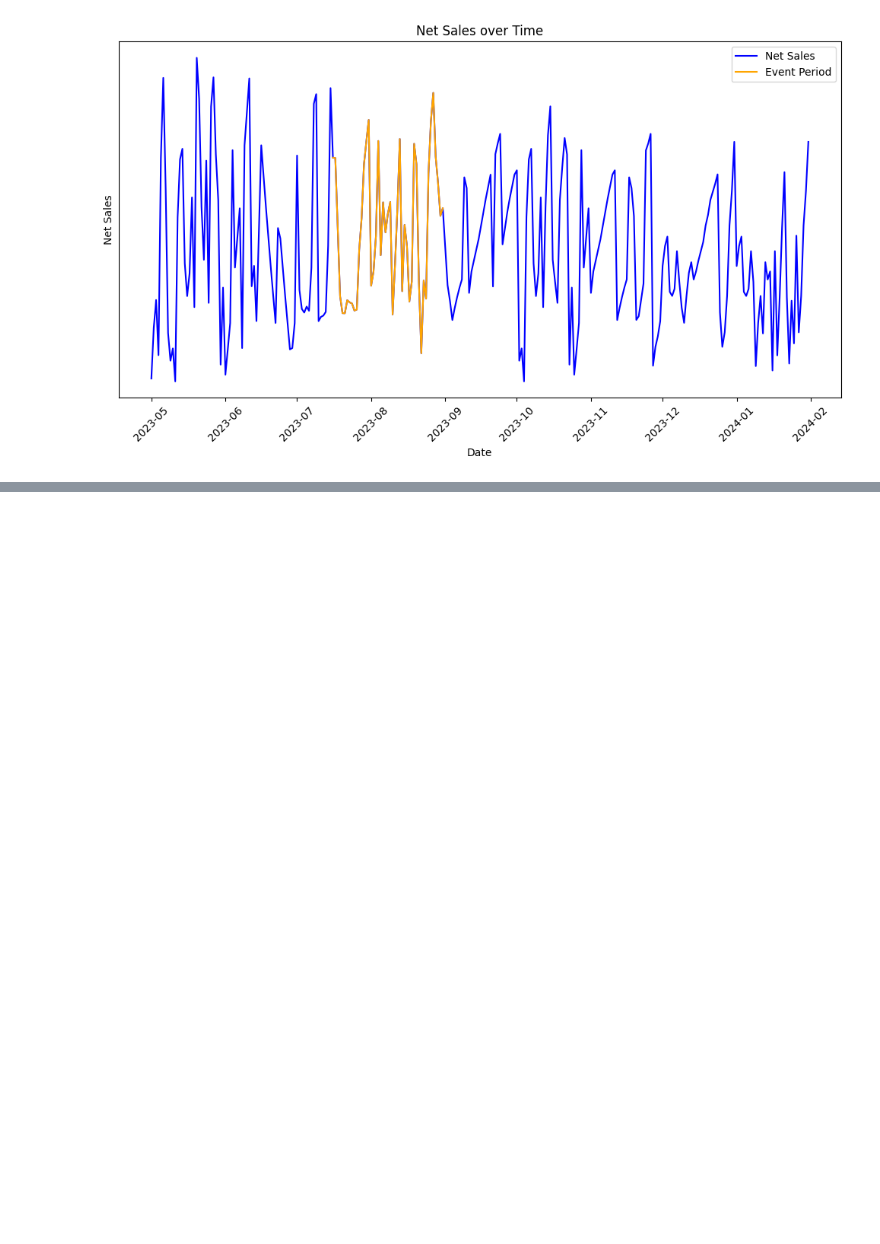
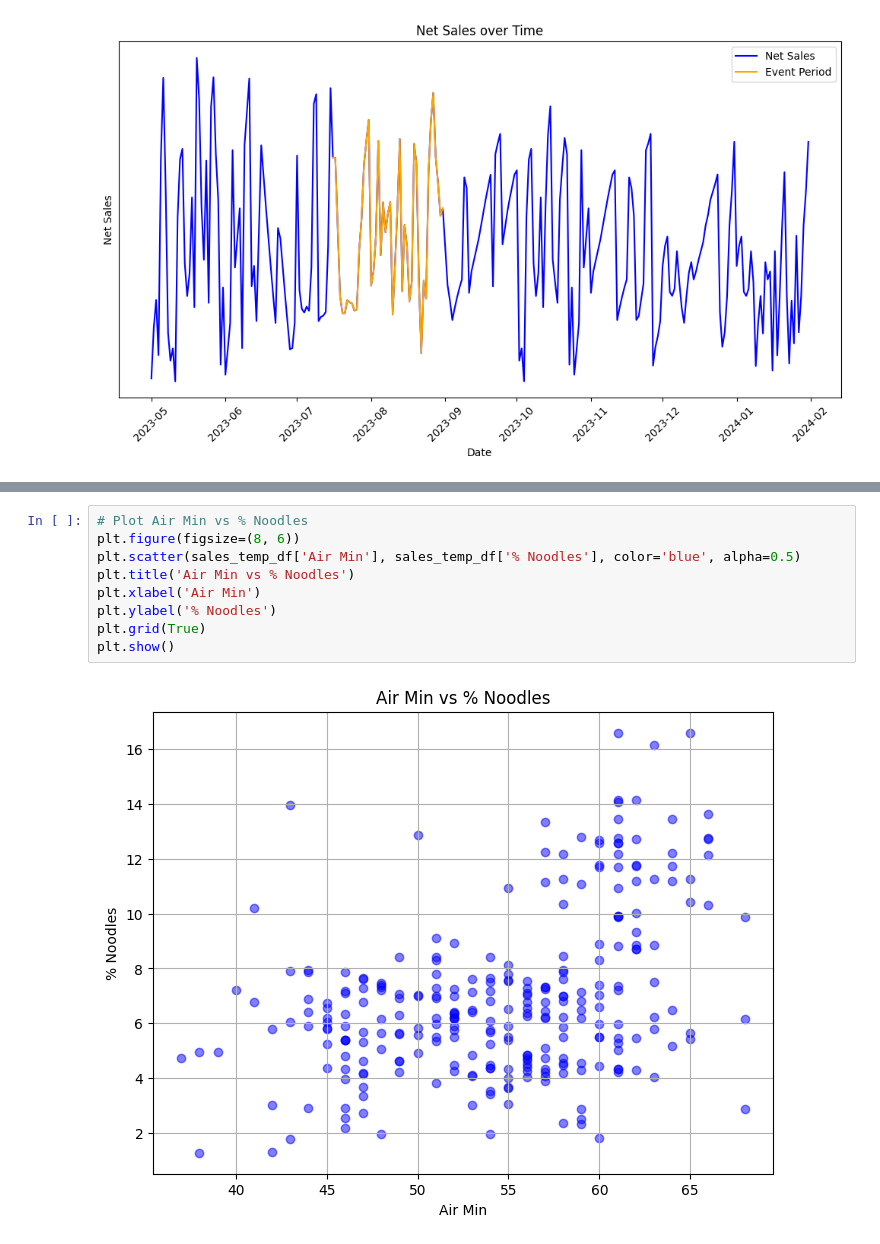
Before and after one commit to leejeff0319/Restaurant_Promotional_Event, a Jupyter notebook: Data_Analysis.ipynb, the cells around one changed output, grey strips where cells are left out. Drawn from its saved outputs; the diff is of its cells as text; blank space fills up the shorter version.

```diff
--- a/Data_Analysis.ipynb
+++ b/Data_Analysis.ipynb
@@ -166,0 +212,11 @@ plt.show()
+# %%
+# Plot Air Min vs % Noodles
+plt.figure(figsize=(8, 6))
+plt.scatter(sales_temp_df['Air Min'], sales_temp_df['% Noodles'], color='blue', alpha=0.5)
+plt.title('Air Min vs % Noodles')
+plt.xlabel('Air Min')
+plt.ylabel('% Noodles')
+plt.grid(True)
+plt.show()
+# %% [output]
+[figure, added]
```
Also changed, not shown: parts of 14 cells of this notebook.
